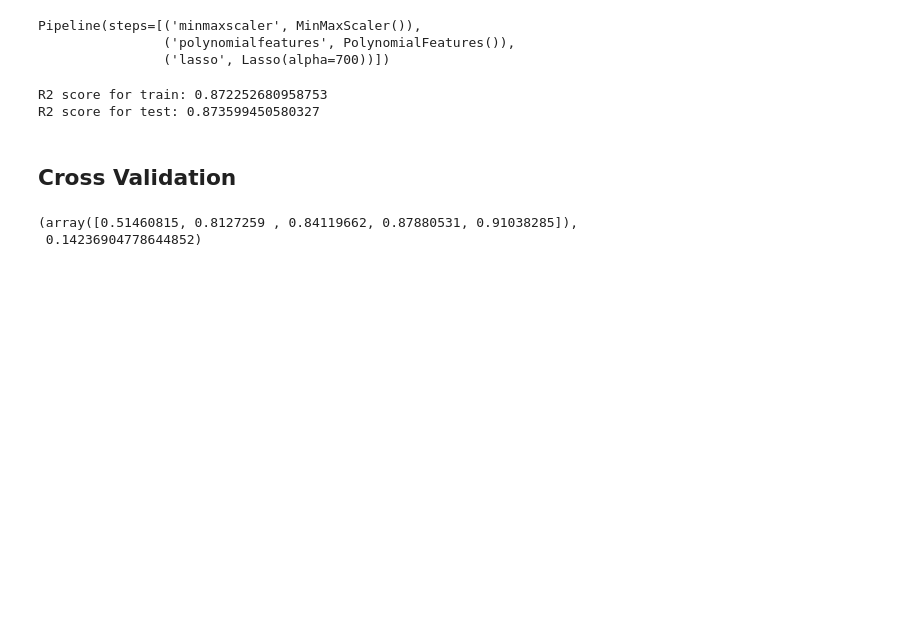
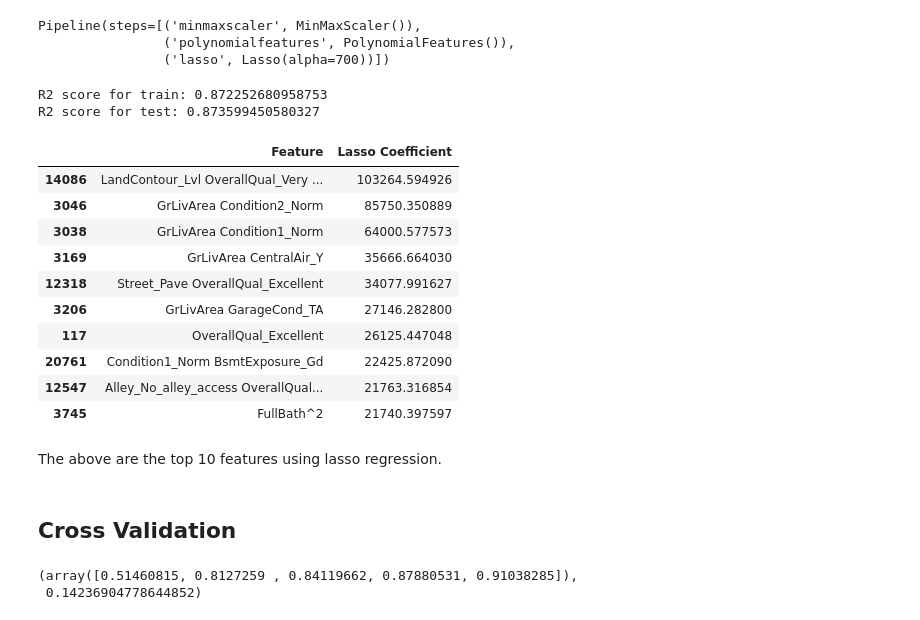
Before and after one commit to abhinav-mane/Surprise_Housing_Project, a Jupyter notebook: Surprise_Housing.ipynb, the cells around one changed output. Cells and saved outputs as stored; diff of their text form; code cells hidden in the pictures; blank space fills up the shorter version.

```diff
--- a/Surprise_Housing.ipynb
+++ b/Surprise_Housing.ipynb
@@ -1223,8 +1198,9 @@ R2 score for test: 0.9000794040670077
 ## Lasso Regression
 # %%
 scaler = MinMaxScaler()
-lasso_rg = Lasso(alpha=700) # 0.0001,0.00011
-lasso_rg_pipline = make_pipeline(scaler,PolynomialFeatures(degree=2),lasso_rg)
+lasso_rg = Lasso(alpha=700)
+polynomial_features = PolynomialFeatures(degree=2)
+lasso_rg_pipline = make_pipeline(scaler,polynomial_features,lasso_rg)
 # %%
 lasso_rg_pipline.fit(X_train,y_train)
 # %% [output]
@@ -1243,6 +1219,32 @@ print(f"R2 score for test: {r2_lasso_reg_test}")
 # %% [output]
 R2 score for train: 0.872252680958753
 R2 score for test: 0.873599450580327
+# %%
+lasso_coefficients = lasso_rg_pipline.named_steps['lasso'].coef_
+# %%
+poly_feature_names = polynomial_features.get_feature_names_out(X_train.columns)
+# %%
+# Create a DataFrame to display the coefficients for Ridge regression
+lasso_coefficients_df = pd.DataFrame({
+    'Feature': poly_feature_names,
+    'Lasso Coefficient': lasso_coefficients
+})
+# %%
+lasso_coefficients_df.sort_values(by='Lasso Coefficient',ascending=False).head(10)
+# %% [output]
+|  | Feature | Lasso Coefficient |
+| 14086 | LandContour_Lvl OverallQual_Very ... | 103264.594926 |
+| 3046 | GrLivArea Condition2_Norm | 85750.350889 |
+| 3038 | GrLivArea Condition1_Norm | 64000.577573 |
+| 3169 | GrLivArea CentralAir_Y | 35666.664030 |
+| 12318 | Street_Pave OverallQual_Excellent | 34077.991627 |
+| 3206 | GrLivArea GarageCond_TA | 27146.282800 |
+| 117 | OverallQual_Excellent | 26125.447048 |
+| 20761 | Condition1_Norm BsmtExposure_Gd | 22425.872090 |
+| 12547 | Alley_No_alley_access OverallQual... | 21763.316854 |
+| 3745 | FullBath^2 | 21740.397597 |
+# %% [markdown]
+The above are the top 10 features using lasso regression.
 # %% [markdown]
 ## Cross Validation
 # %%
```
Also changed, not shown: parts of 28 cells of this notebook, 2 other files.
